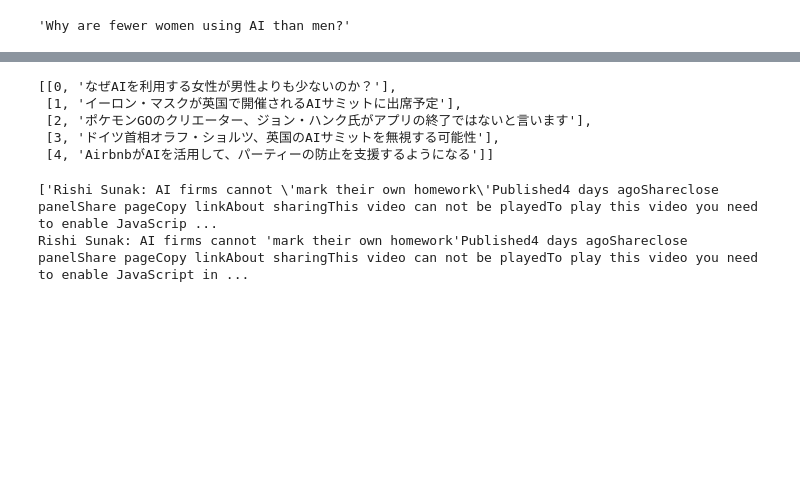
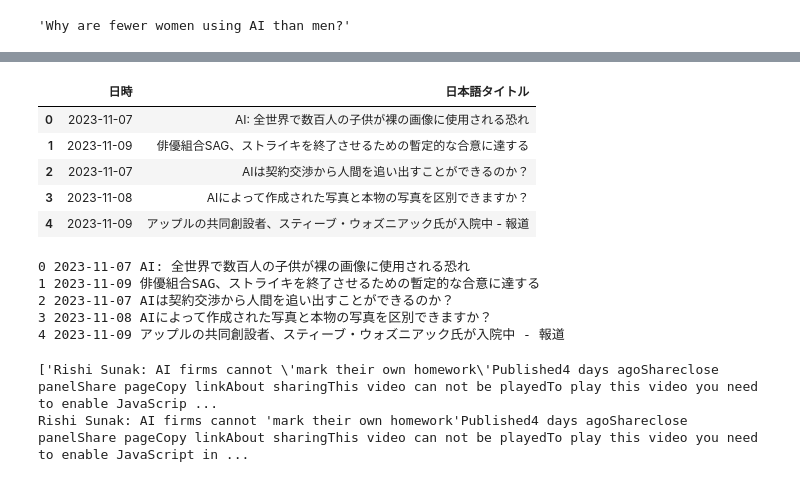
Before and after one commit to kayyuasa/newsapp, a Jupyter notebook: news_app.ipynb, the cells around one changed output, grey strips where cells are left out. Saved outputs shown, nothing was run; the diff lists cells and outputs as text; code cells hidden in the pictures; blank space fills up the shorter version.

```diff
--- a/news_app.ipynb
+++ b/news_app.ipynb
@@ -117,19 +134,25 @@ See the caveats in the documentation: https://pandas.pydata.org/pandas-docs/stab
+# %%
+test_data_articles[["日時","日本語タイトル"]]
+# %% [output]
+|  | 日時 | 日本語タイトル |
+| 0 | 2023-11-07 | AI: 全世界で数百人の子供が裸の画像に使用される恐れ |
+| 1 | 2023-11-09 | 俳優組合SAG、ストライキを終了させるための暫定的な合意に達する |
+| 2 | 2023-11-07 | AIは契約交渉から人間を追い出すことができるのか？ |
+| 3 | 2023-11-08 | AIによって作成された写真と本物の写真を区別できますか？ |
+| 4 | 2023-11-09 | アップルの共同創設者、スティーブ・ウォズニアック氏が入院中 - 報道 |
 # %%
 # 指定した日本語タイトルを選択する部分を作りたい
 
-_list = []
-for index, value in enumerate(test_data_articles["日本語タイトル"]):
-    _list.append([index, value])
-
-_list
+for i in test_data_articles.iterrows():
+    print(i[0], i[1]["日時"], i[1]["日本語タイトル"])
 
 # indexと日本語タイトルをセットにしておけば、indexと使ってURLを抽出できるはず
 # %% [output]
-[[0, 'なぜAIを利用する女性が男性よりも少ないのか？'],
- [1, 'イーロン・マスクが英国で開催されるAIサミットに出席予定'],
- [2, 'ポケモンGOのクリエーター、ジョン・ハンク氏がアプリの終了ではないと言います'],
- [3, 'ドイツ首相オラフ・ショルツ、英国のAIサミットを無視する可能性'],
- [4, 'AirbnbがAIを活用して、パーティーの防止を支援するようになる']]
+0 2023-11-07 AI: 全世界で数百人の子供が裸の画像に使用される恐れ
+1 2023-11-09 俳優組合SAG、ストライキを終了させるための暫定的な合意に達する
+2 2023-11-07 AIは契約交渉から人間を追い出すことができるのか？
+3 2023-11-08 AIによって作成された写真と本物の写真を区別できますか？
+4 2023-11-09 アップルの共同創設者、スティーブ・ウォズニアック氏が入院中 - 報道
 # %%
 #BeautifulSoupのインストール
 import requests
```
Also changed, not shown: parts of 3 cells of this notebook, 1 other file.
